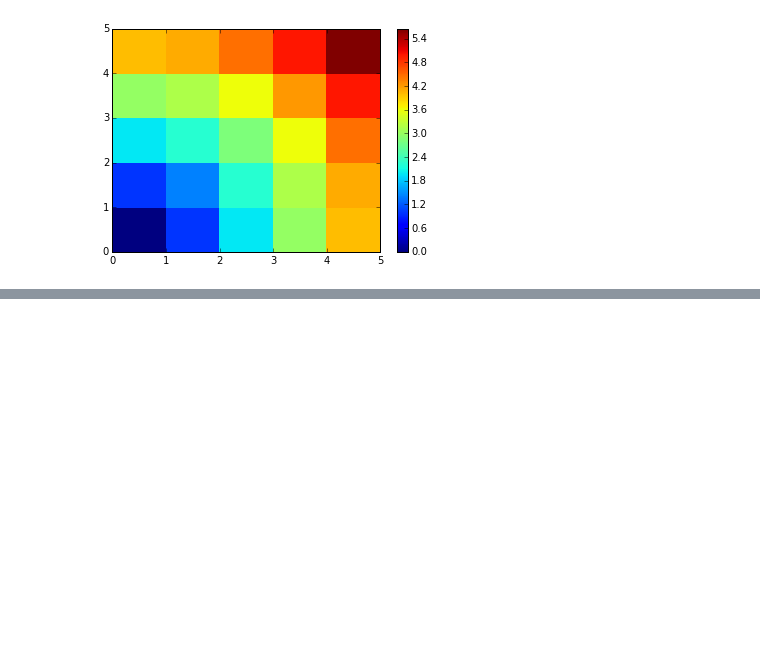
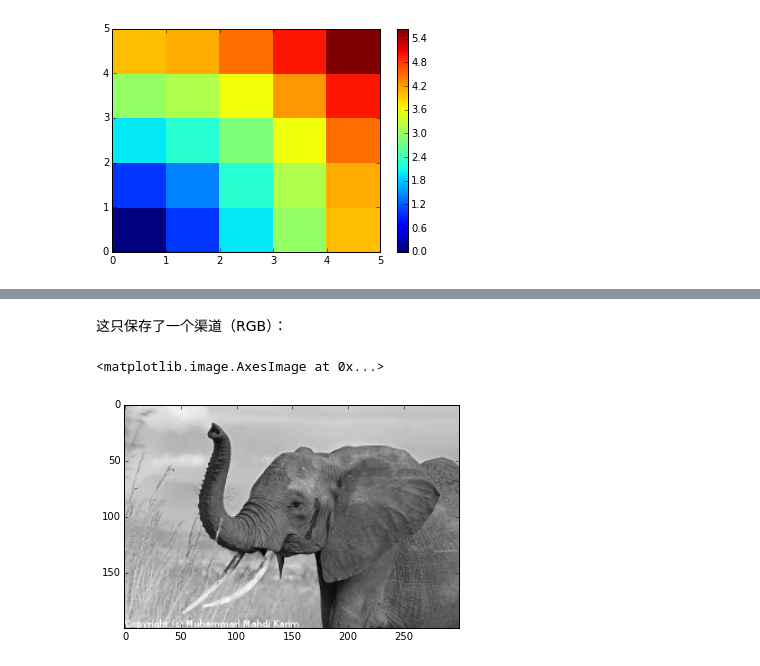
Before and after one commit to cloga/scipy-lecture-notes_cn, a Jupyter notebook: 1.3NumPy：创建和操作数值数据.ipynb, the cells around one changed output, grey strips where cells are left out. Drawn from its saved outputs; the diff is of its cells as text; code cells hidden in the pictures; blank space fills up the shorter version.

```diff
--- a/1.3NumPy：创建和操作数值数据.ipynb
+++ b/1.3NumPy：创建和操作数值数据.ipynb
@@ -1172,0 +1793,7 @@ plt.colorbar()
+# %% [markdown]
+这只保存了一个渠道（RGB）：
+# %%
+plt.imshow(plt.imread('red_elephant.png'))
+# %% [output]
+<matplotlib.image.AxesImage at 0x...>
+[figure, added]
```
Also changed, not shown: parts of 148 cells of this notebook, 8 other files.
